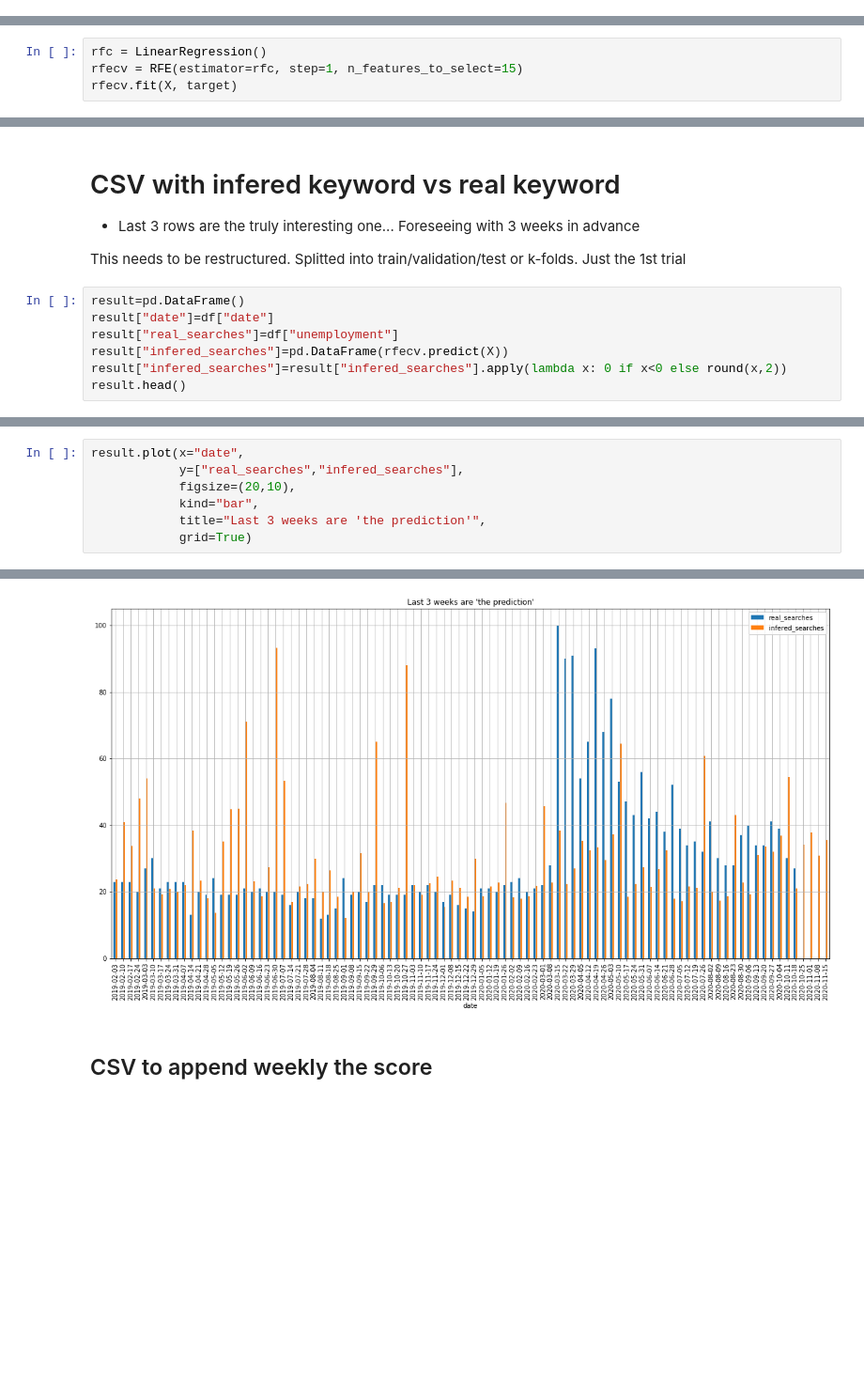
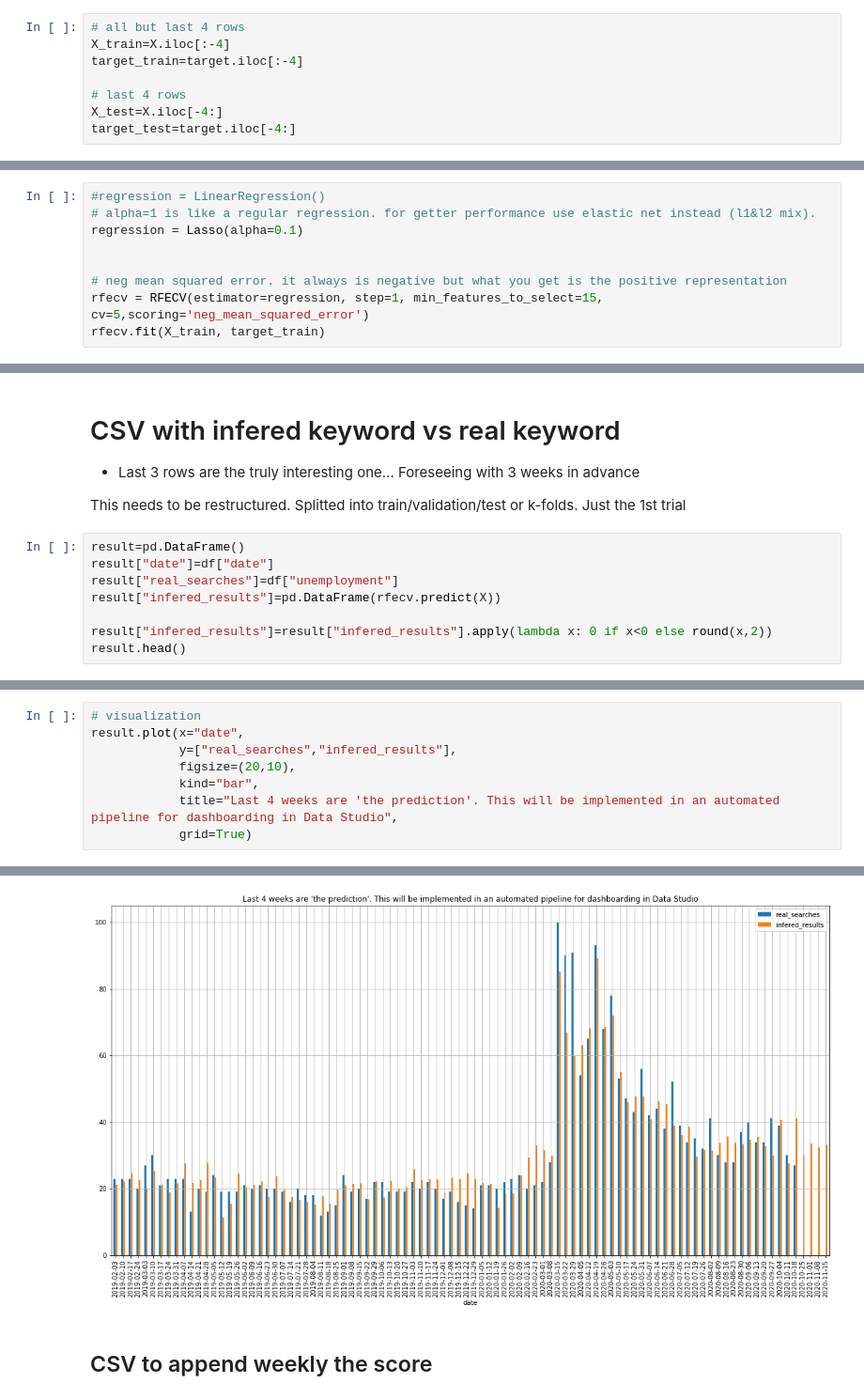
Before and after one commit to albertovpd/automated_ML_regression, a Jupyter notebook: how_to-3-ml_regression.ipynb, the cells around one changed output, grey strips where cells are left out. Shown at 94% size. Cells and saved outputs as stored; diff of their text form; blank space fills up the shorter version.

Commit message:
lasso regression chosen

```diff
--- a/how_to-3-ml_regression.ipynb
+++ b/how_to-3-ml_regression.ipynb
@@ -122,0 +78,8 @@ target_test=target.iloc[80:]
+# %%
+# all but last 4 rows
+X_train=X.iloc[:-4]
+target_train=target.iloc[:-4]
+
+# last 4 rows
+X_test=X.iloc[-4:]
+target_test=target.iloc[-4:]
@@ -124,7 +106,3 @@ target_test=target.iloc[80:]
 # Selecting best features using RFE
 
 (Recursive Feature Elimination)
-# %%
-rfc = LinearRegression()
-rfecv = RFE(estimator=rfc, step=1, n_features_to_select=15)
-rfecv.fit(X, target)
@@ -142,0 +109,9 @@ array([ 20.5794188 ,  28.39576406,  21.70947755,  35.25106938,
+# %%
+#regression = LinearRegression()
+# alpha=1 is like a regular regression. for getter performance use elastic net instead (l1&l2 mix).
+regression = Lasso(alpha=0.1)
+
+
+# neg mean squared error. it always is negative but what you get is the positive representation
+rfecv = RFECV(estimator=regression, step=1, min_features_to_select=15, cv=5,scoring='neg_mean_squared_error')
+rfecv.fit(X_train, target_train)
@@ -154,7 +142,8 @@ This needs to be restructured. Splitted into train/validation/test or k-folds. J
 result=pd.DataFrame()
 result["date"]=df["date"]
 result["real_searches"]=df["unemployment"]
-result["infered_searches"]=pd.DataFrame(rfecv.predict(X))
-result["infered_searches"]=result["infered_searches"].apply(lambda x: 0 if x<0 else round(x,2))
+result["infered_results"]=pd.DataFrame(rfecv.predict(X))
+
+result["infered_results"]=result["infered_results"].apply(lambda x: 0 if x<0 else round(x,2))
 result.head()
 # %% [output]
@@ -169,13 +156,14 @@ result.head()
 # %%
+# visualization
 result.plot(x="date",
-            y=["real_searches","infered_searches"],
+            y=["real_searches","infered_results"],
             figsize=(20,10),
             kind="bar",
-            title="Last 3 weeks are 'the prediction'",
+            title="Last 4 weeks are 'the prediction'. This will be implemented in an automated pipeline for dashboarding in Data Studio",
             grid=True)
 # %% [output]
 <matplotlib.axes._subplots.AxesSubplot at 0x...>
-[figure, old version]
+[figure, new version]
 # %% [markdown]
 ## CSV to append weekly the score
 # %%
```
Also changed, not shown: parts of 21 cells of this notebook.
